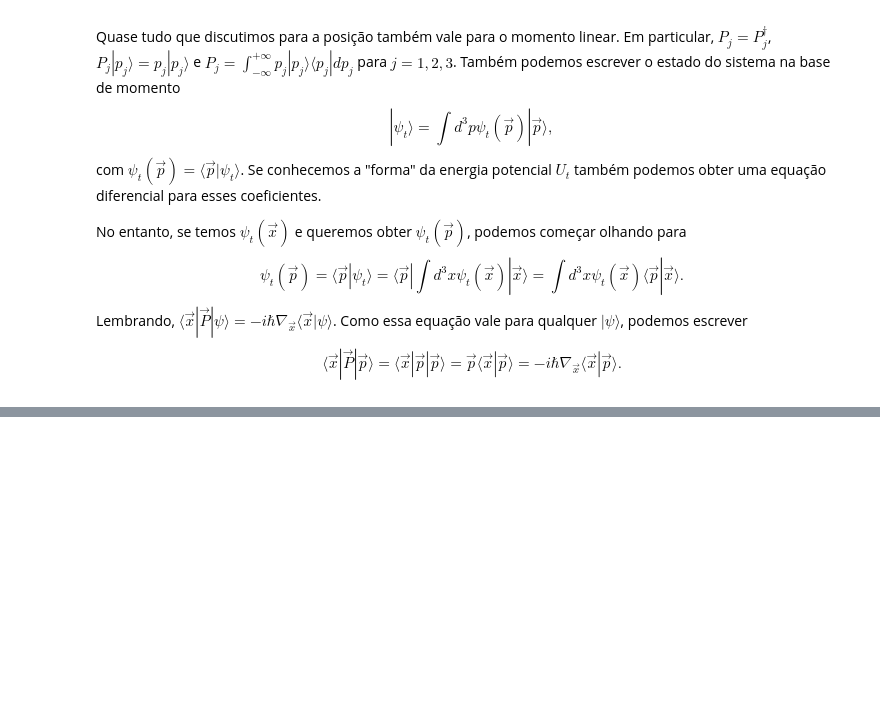
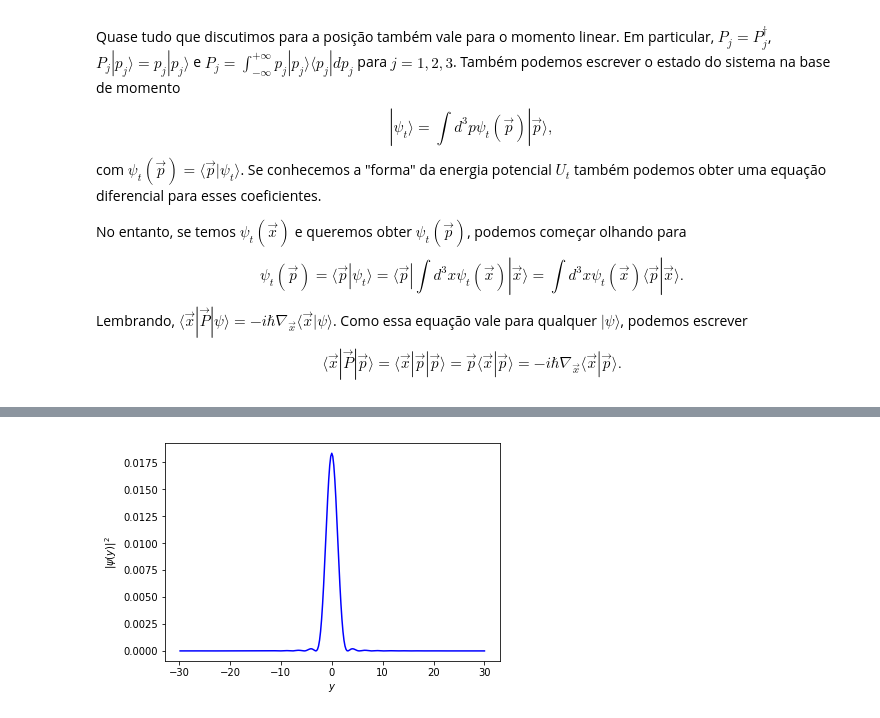
Before and after one commit to jonasmaziero/mecanica_quantica, a Jupyter notebook: 08_position.ipynb, the cells around one changed output, grey strips where cells are left out. Saved outputs shown, nothing was run; the diff lists cells and outputs as text; code cells hidden in the pictures; blank space fills up the shorter version.

```diff
--- a/08_position.ipynb
+++ b/08_position.ipynb
@@ -353,0 +433,26 @@ com $k,d\in\mathbb{R}$. Para este estado, calcule o desvio padrão da posição
+# %%
+def double_slit(p,w,d,l):
+    hb = 1
+    N = 300
+    xv = np.zeros(N)
+    yv = np.zeros(N)
+    dx = 60/N
+    x = -30
+    for j in range(0,N):
+        x += dx
+        xv[j] = x
+        yv[j] = pow(sin((p*(x-d/2)*w)/(2*hb*l)),2)/pow(p*(x-d/2)/l,2)
+        yv[j] += pow(sin((p*(x+d/2)*w)/(2*hb*l)),2)/pow(p*(x+d/2)/l,2)
+        yv[j] += (2*sin((p*(x-d/2)*w)/(2*hb*l))*sin((p*(x+d/2)*w)/(2*hb*l)))/(pow(p,2)*(x-d/2)*(x+d/2)/pow(l,2))
+        yv[j] *= hb/(pi*w)
+    plt.plot(xv, yv, color = 'blue')
+    plt.xlabel('$y$')
+    plt.ylabel('$|\psi(y)|^{2}$')
+    axes = plt.gca()
+    #plt.xlim([-15,15])
+    #plt.ylim([0,])
+    plt.show()
+# %%
+double_slit(100,0.1,2,4)
+# %% [output]
+[figure, added]
```
Also changed, not shown: parts of 16 cells of this notebook, 9 other files.
